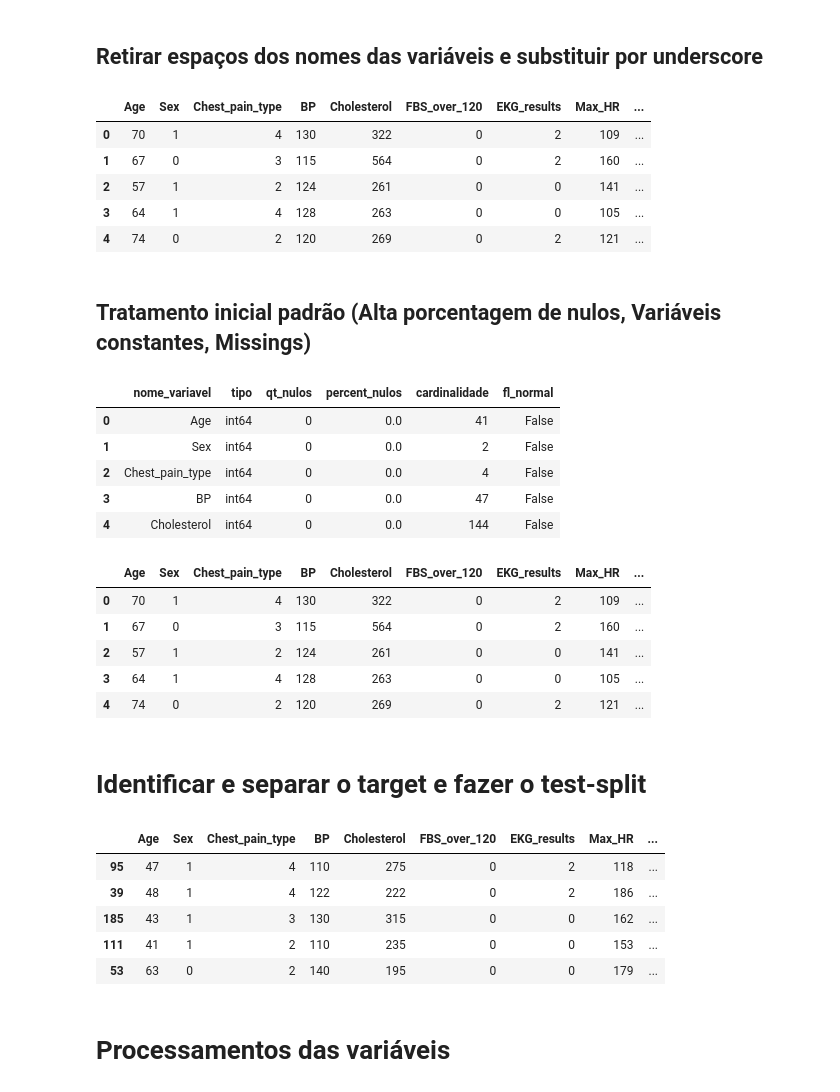
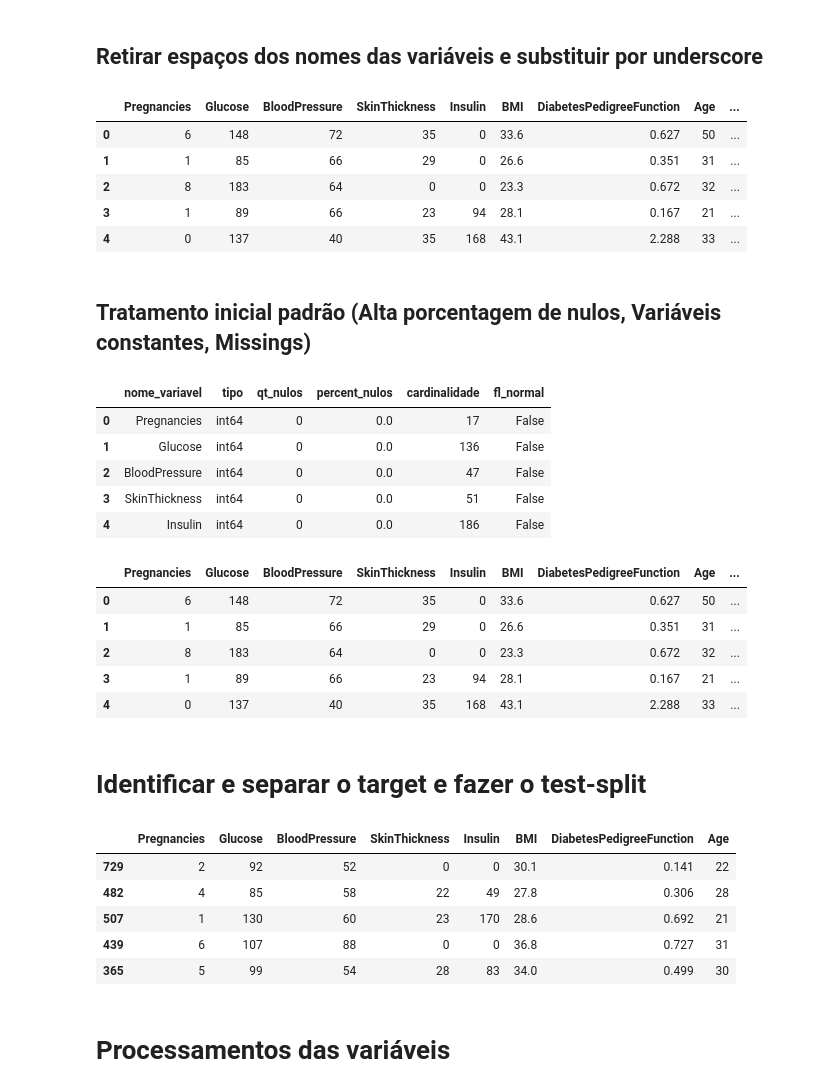
Before and after one commit to DKawaguch/Feature_Selection_Problems, a Jupyter notebook: Diabetes/FS_Diabetes.ipynb, the cells around one changed output. Saved outputs shown, nothing was run; the diff lists cells and outputs as text; code cells hidden in the pictures.

```diff
--- a/Diabetes/FS_Diabetes.ipynb
+++ b/Diabetes/FS_Diabetes.ipynb
@@ -38,6 +38,6 @@ from scipy import stats
 # Dados
 # %%
 # Abrir os dados disponíveis sobre o doenças cardíacas
-df_HDP = pd.read_csv(r'C:\Users\kawda\OneDrive\Desktop\Data_Science\Semana_6\Tarefa\Predicao_Doencas_Cardiacas\Heart_Disease_Prediction.xls')
-df_HDP.head()
+df_diabetes = pd.read_csv(r'C:\Users\kawda\OneDrive\Desktop\Data_Science\Semana_6\Tarefa\Diabetes\diabetes.csv')
+df_diabetes.head()
 # %% [output]
@@ -53,17 +53,17 @@ df_HDP.head()
 ## Retirar espaços dos nomes das variáveis e substituir por underscore
 # %%
 # Substituir espaços por underscores nos nomes das colunas
-df_HDP.columns = df_HDP.columns.str.replace(' ', '_')
+df_diabetes.columns = df_diabetes.columns.str.replace(' ', '_')
 
 # Verificar as primeiras linhas para confirmar a substituição
-df_HDP.head()
+df_diabetes.head()
 # %% [output]
-|  | Age | Sex | Chest_pain_type | BP | Cholesterol | FBS_over_120 | EKG_results | Max_HR | ... |
-| 0 | 70 | 1 | 4 | 130 | 322 | 0 | 2 | 109 | ... |
-| 1 | 67 | 0 | 3 | 115 | 564 | 0 | 2 | 160 | ... |
-| 2 | 57 | 1 | 2 | 124 | 261 | 0 | 0 | 141 | ... |
-| 3 | 64 | 1 | 4 | 128 | 263 | 0 | 0 | 105 | ... |
-| 4 | 74 | 0 | 2 | 120 | 269 | 0 | 2 | 121 | ... |
+|  | Pregnancies | Glucose | BloodPressure | SkinThickness | Insulin | BMI | DiabetesPedigreeFunction | Age | ... |
+| 0 | 6 | 148 | 72 | 35 | 0 | 33.6 | 0.627 | 50 | ... |
+| 1 | 1 | 85 | 66 | 29 | 0 | 26.6 | 0.351 | 31 | ... |
+| 2 | 8 | 183 | 64 | 0 | 0 | 23.3 | 0.672 | 32 | ... |
+| 3 | 1 | 89 | 66 | 23 | 94 | 28.1 | 0.167 | 21 | ... |
+| 4 | 0 | 137 | 40 | 35 | 168 | 43.1 | 2.288 | 33 | ... |
 # %% [markdown]
 ## Tratamento inicial padrão (Alta porcentagem de nulos, Variáveis constantes, Missings)
 # %%
@@ -94,15 +94,15 @@ def get_metadata(dataframe):
 	return metadata
 
 # Apply the function to the dataframe
-metadados = get_metadata(df_HDP)
+metadados = get_metadata(df_diabetes)
 metadados.head()
 # %% [output]
 |  | nome_variavel | tipo | qt_nulos | percent_nulos | cardinalidade | fl_normal |
-| 0 | Age | int64 | 0 | 0.0 | 41 | False |
-| 1 | Sex | int64 | 0 | 0.0 | 2 | False |
-| 2 | Chest_pain_type | int64 | 0 | 0.0 | 4 | False |
-| 3 | BP | int64 | 0 | 0.0 | 47 | False |
-| 4 | Cholesterol | int64 | 0 | 0.0 | 144 | False |
+| 0 | Pregnancies | int64 | 0 | 0.0 | 17 | False |
+| 1 | Glucose | int64 | 0 | 0.0 | 136 | False |
+| 2 | BloodPressure | int64 | 0 | 0.0 | 47 | False |
+| 3 | SkinThickness | int64 | 0 | 0.0 | 51 | False |
+| 4 | Insulin | int64 | 0 | 0.0 | 186 | False |
 # %%
 def preprocess_dataframe(df):
 	# Drop columns with >80% missing values
@@ -129,33 +129,33 @@ def preprocess_dataframe(df):
 	return df
 
 # Apply the function to the dataframe
-abt_full = preprocess_dataframe(df_HDP)
+abt_full = preprocess_dataframe(df_diabetes)
 abt_full.head()
 # %% [output]
-|  | Age | Sex | Chest_pain_type | BP | Cholesterol | FBS_over_120 | EKG_results | Max_HR | ... |
-| 0 | 70 | 1 | 4 | 130 | 322 | 0 | 2 | 109 | ... |
-| 1 | 67 | 0 | 3 | 115 | 564 | 0 | 2 | 160 | ... |
-| 2 | 57 | 1 | 2 | 124 | 261 | 0 | 0 | 141 | ... |
-| 3 | 64 | 1 | 4 | 128 | 263 | 0 | 0 | 105 | ... |
-| 4 | 74 | 0 | 2 | 120 | 269 | 0 | 2 | 121 | ... |
+|  | Pregnancies | Glucose | BloodPressure | SkinThickness | Insulin | BMI | DiabetesPedigreeFunction | Age | ... |
+| 0 | 6 | 148 | 72 | 35 | 0 | 33.6 | 0.627 | 50 | ... |
+| 1 | 1 | 85 | 66 | 29 | 0 | 26.6 | 0.351 | 31 | ... |
+| 2 | 8 | 183 | 64 | 0 | 0 | 23.3 | 0.672 | 32 | ... |
+| 3 | 1 | 89 | 66 | 23 | 94 | 28.1 | 0.167 | 21 | ... |
+| 4 | 0 | 137 | 40 | 35 | 168 | 43.1 | 2.288 | 33 | ... |
 # %% [markdown]
 # Identificar e separar o target e fazer o test-split
 # %%
 # Verificar os dados e separar o target
-lista_spec = ['Heart_Disease']
-abt_wt_target = df_HDP.drop(columns=lista_spec)
+lista_spec = ['Outcome']
+abt_00 = df_diabetes.drop(columns=lista_spec)
 
 # Split the data into train and test sets
-abt_00, abt_test = train_test_split(abt_wt_target, test_size=0.2, random_state=88)
+abt_01, abt_test = train_test_split(abt_00, test_size=0.2, random_state=88)
 
-abt_00.head()
+abt_01.head()
 # %% [output]
-|  | Age | Sex | Chest_pain_type | BP | Cholesterol | FBS_over_120 | EKG_results | Max_HR | ... |
-| 95 | 47 | 1 | 4 | 110 | 275 | 0 | 2 | 118 | ... |
-| 39 | 48 | 1 | 4 | 122 | 222 | 0 | 2 | 186 | ... |
-| 185 | 43 | 1 | 3 | 130 | 315 | 0 | 0 | 162 | ... |
-| 111 | 41 | 1 | 2 | 110 | 235 | 0 | 0 | 153 | ... |
-| 53 | 63 | 0 | 2 | 140 | 195 | 0 | 0 | 179 | ... |
+|  | Pregnancies | Glucose | BloodPressure | SkinThickness | Insulin | BMI | DiabetesPedigreeFunction | Age |
+| 729 | 2 | 92 | 52 | 0 | 0 | 30.1 | 0.141 | 22 |
+| 482 | 4 | 85 | 58 | 22 | 49 | 27.8 | 0.306 | 28 |
+| 507 | 1 | 130 | 60 | 23 | 170 | 28.6 | 0.692 | 21 |
+| 439 | 6 | 107 | 88 | 0 | 0 | 36.8 | 0.727 | 31 |
+| 365 | 5 | 99 | 54 | 28 | 83 | 34.0 | 0.499 | 30 |
 # %% [markdown]
 # Processamentos das variáveis
 # %% [markdown]
```
Also changed, not shown: parts of 14 cells of this notebook.
